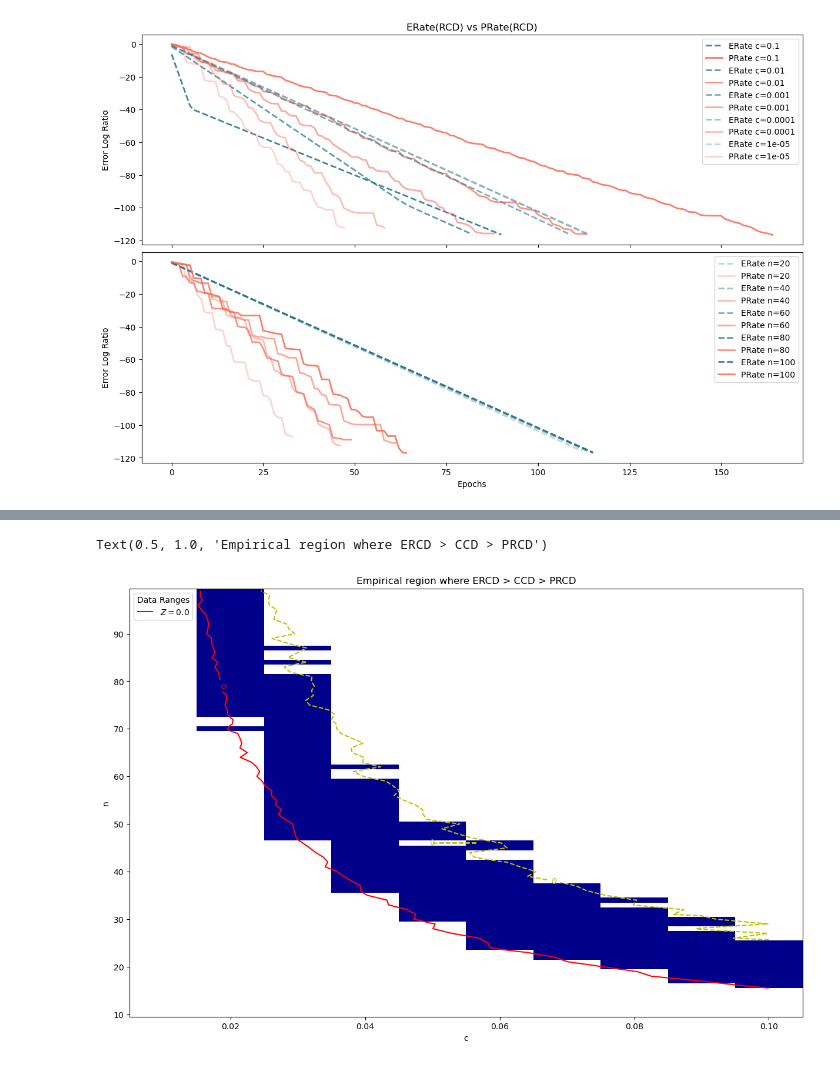
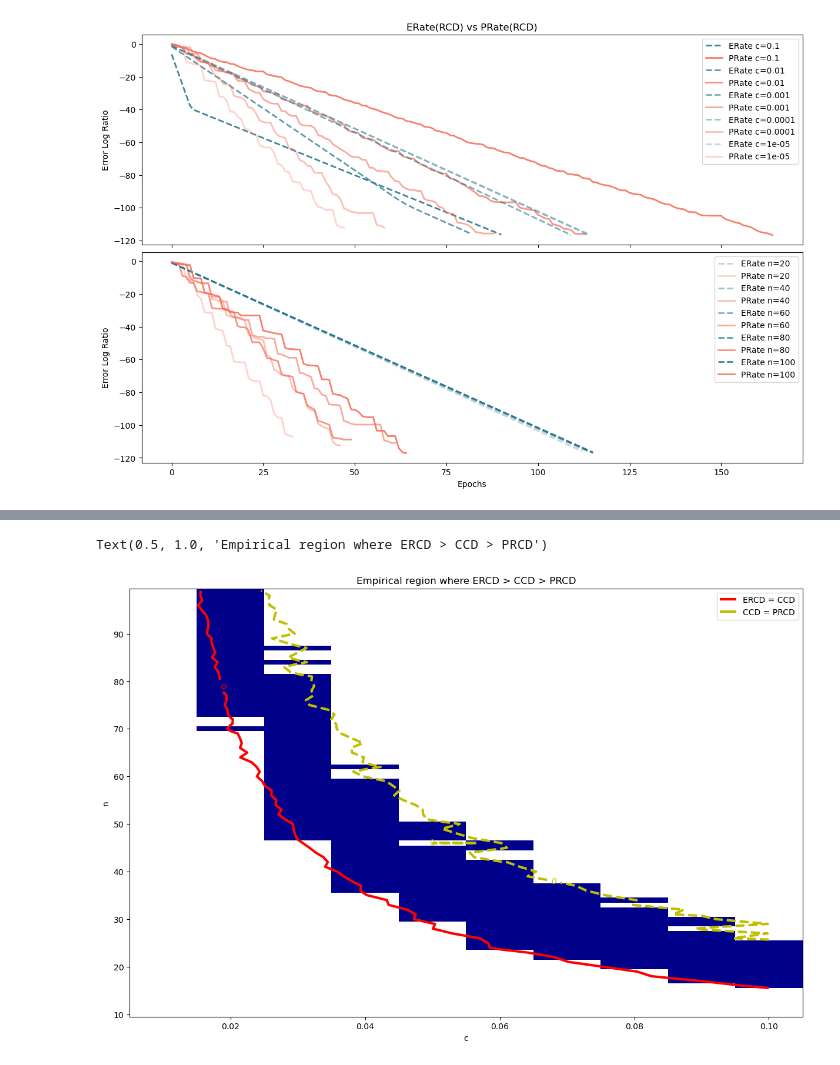
Before and after one commit to pinto2501/coordinate_descent, a Jupyter notebook: cbcd.ipynb, the cells around one changed output, grey strips where cells are left out. Cells and saved outputs as stored; diff of their text form; code cells hidden in the pictures.

Commit message:
Added comparison between data

```diff
--- a/cbcd.ipynb
+++ b/cbcd.ipynb
@@ -184,35 +230,36 @@ for c in c_vals:
 
     records.append(temp)
 
 data = pd.concat(records, ignore_index=True)
 pivot_erate = data.pivot_table(index="n", columns="c", values="diff_erate_ccd")
 pivot_prate = data.pivot_table(index="n", columns="c", values="diff_ccd_prate")
 
 n_grid = pivot_erate.index.values
 c_grid = pivot_erate.columns.values
 
 condition_1 = pivot_erate.values # ERCD - CCD
 condition_2 = pivot_prate.values # CCD - PRCD
 
 mask = (condition_1 > 0) & (condition_2 > 0)
 mask_float = np.where(np.isnan(condition_1) | np.isnan(condition_2), np.nan, mask.astype(float))
 
 fig, ax = plt.subplots(figsize=(12, 8), constrained_layout=True)
 
 cmap = ListedColormap(["white", "darkblue"])
 ax.pcolormesh(c_grid, n_grid, mask_float, cmap=cmap, shading="auto")
-CS1 = ax.contour(c_grid, n_grid, condition_1, levels=[0], colors="r")
-CS2 = ax.contour(c_grid, n_grid, condition_2, levels=[0], colors="y", linestyles="dashed")
+CS1 = ax.contour(c_grid, n_grid, condition_1, levels=[0], colors="r", linewidths=3)
+CS2 = ax.contour(c_grid, n_grid, condition_2, levels=[0], colors="y", linestyles="dashed", linewidths=3)
 
-artists, labels = CS1.legend_elements(variable_name="Z")
-ax.legend(handles=artists, labels=labels, loc="upper left", title="Data Ranges")
+artists_1, _ = CS1.legend_elements()
+artists_2, _ = CS2.legend_elements()
+ax.legend(handles=artists_1 + artists_2, labels=["ERCD = CCD", "CCD = PRCD"], loc="upper right")
 
 ax.clabel(CS1, fontsize=10)
 ax.clabel(CS2, fontsize=10)
 
 ax.set_xlabel("c")
 ax.set_ylabel("n")
 ax.set_title("Empirical region where ERCD > CCD > PRCD")
 # %% [output]
 Text(0.5, 1.0, 'Empirical region where ERCD > CCD > PRCD')
-[figure, old version]
+[figure, new version]
```
Also changed, not shown: parts of 3 cells of this notebook.
